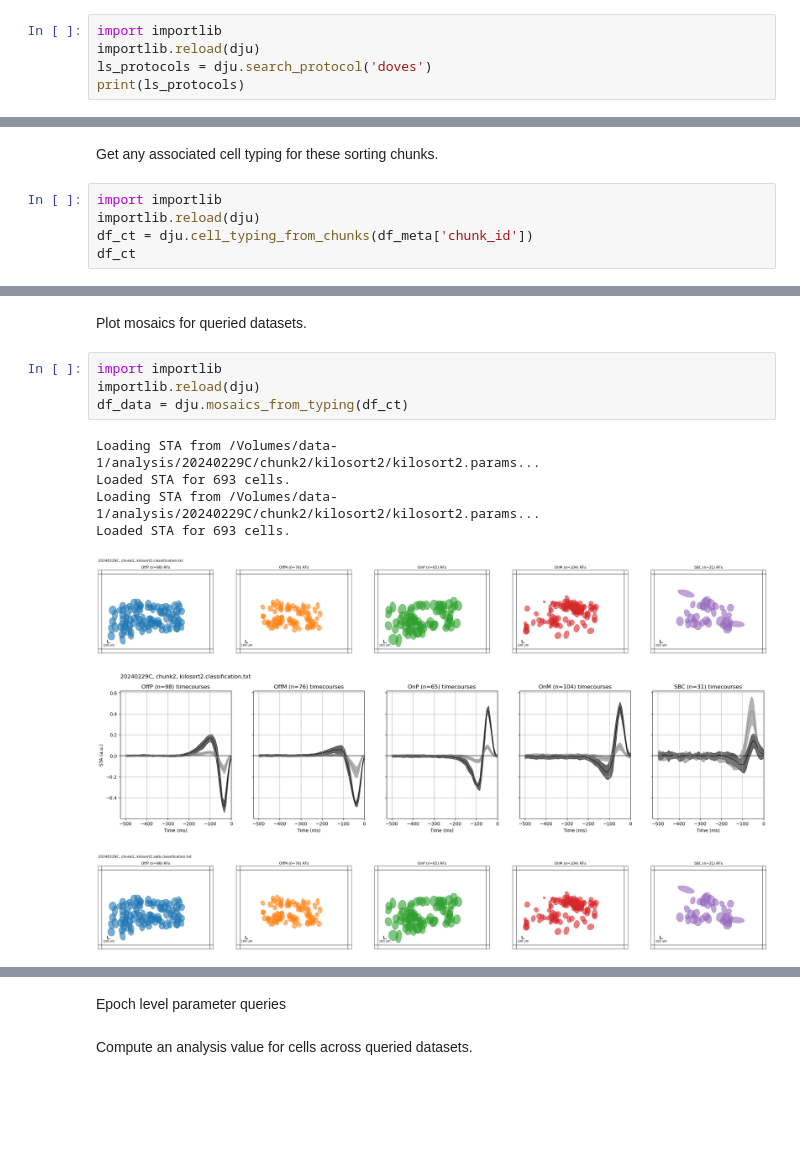
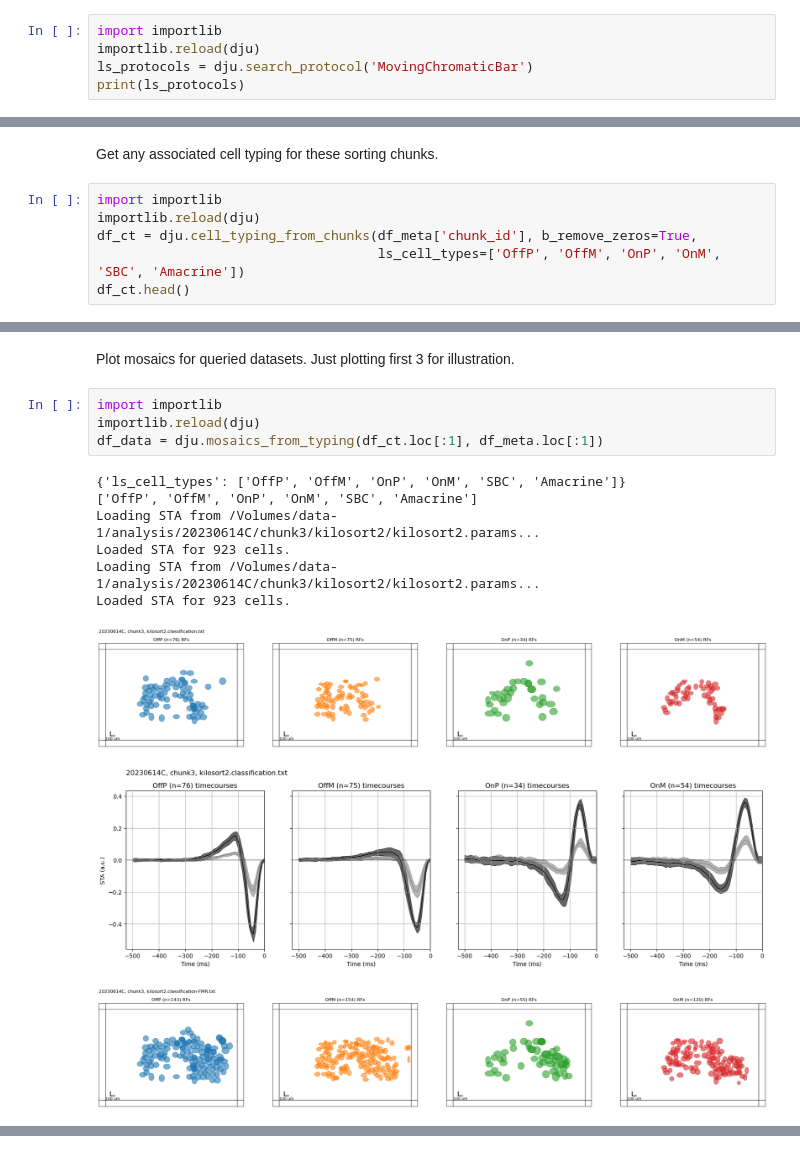
Before and after one commit to vmr160030/datajoint, a Jupyter notebook: nbs/202503_tutorial.ipynb, the cells around one changed output, grey strips where cells are left out. Drawn from its saved outputs; the diff is of its cells as text; blank space fills up the shorter version.

```diff
--- a/nbs/202503_tutorial.ipynb
+++ b/nbs/202503_tutorial.ipynb
@@ -99,6 +185,6 @@ Let's query for a specific protocol.
 # %%
 import importlib
 importlib.reload(dju)
-ls_protocols = dju.search_protocol('doves')
+ls_protocols = dju.search_protocol('MovingChromaticBar')
 print(ls_protocols)
 # %% [output]
@@ -122,6 +208,7 @@ Get any associated cell typing for these sorting chunks.
 # %%
 import importlib
 importlib.reload(dju)
-df_ct = dju.cell_typing_from_chunks(df_meta['chunk_id'])
-df_ct
+df_ct = dju.cell_typing_from_chunks(df_meta['chunk_id'], b_remove_zeros=True,
+                                    ls_cell_types=['OffP', 'OffM', 'OnP', 'OnM', 'SBC', 'Amacrine'])
+df_ct.head()
 # %% [output]
@@ -131,14 +226,16 @@ df_ct
 # %% [markdown]
-Plot mosaics for queried datasets.
+Plot mosaics for queried datasets. Just plotting first 3 for illustration.
 # %%
 import importlib
 importlib.reload(dju)
-df_data = dju.mosaics_from_typing(df_ct)
+df_data = dju.mosaics_from_typing(df_ct.loc[:1], df_meta.loc[:1])
 # %% [output]
-Loading STA from /Volumes/data-1/analysis/20240229C/chunk2/kilosort2/kilosort2.params...
-Loaded STA for 693 cells.
-Loading STA from /Volumes/data-1/analysis/20240229C/chunk2/kilosort2/kilosort2.params...
-Loaded STA for 693 cells.
+{'ls_cell_types': ['OffP', 'OffM', 'OnP', 'OnM', 'SBC', 'Amacrine']}
+['OffP', 'OffM', 'OnP', 'OnM', 'SBC', 'Amacrine']
+Loading STA from /Volumes/data-1/analysis/20230614C/chunk3/kilosort2/kilosort2.params...
+Loaded STA for 923 cells.
+Loading STA from /Volumes/data-1/analysis/20230614C/chunk3/kilosort2/kilosort2.params...
+Loaded STA for 923 cells.
-[figure, old version]
+[figure, new version]
-[figure, old version]
+[figure, new version]
-[figure, old version]
+[figure, new version]
@@ -146,4 +242,0 @@ Loaded STA for 693 cells.
-# %% [markdown]
-Epoch level parameter queries
-# %% [markdown]
-Compute an analysis value for cells across queried datasets.
```
Also changed, not shown: parts of 23 cells of this notebook, 1 other file.
